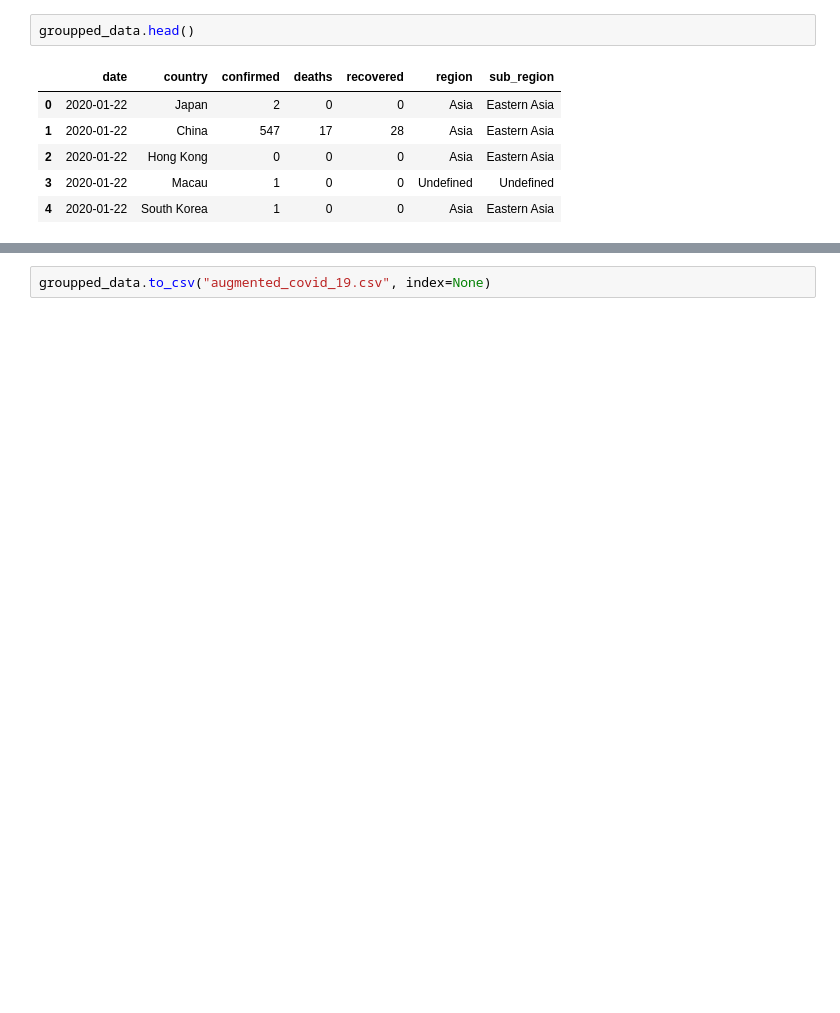
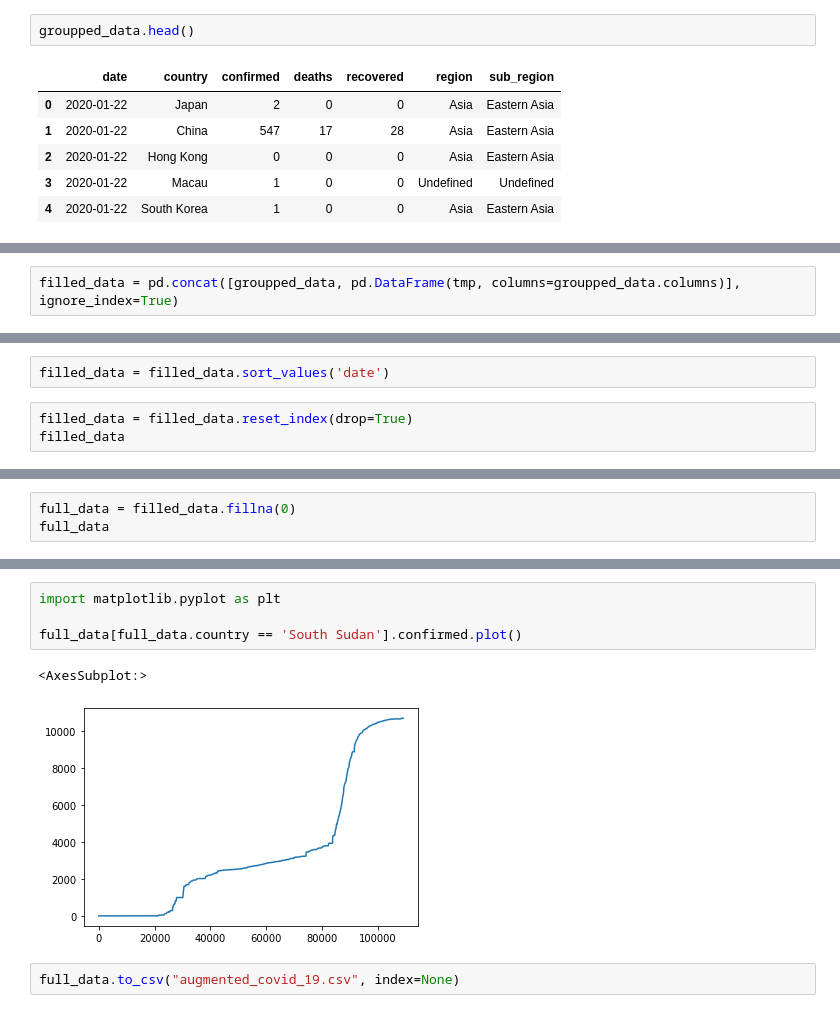
Before and after one commit to DmitryPogrebnoy/Data_Visualization_ITMO, a Jupyter notebook: resources/augment_covid_19_dataset.ipynb, the cells around one changed output, grey strips where cells are left out. Saved outputs shown, nothing was run; the diff lists cells and outputs as text; blank space fills up the shorter version.

Commit message:
Fix covid-19 dataset
Add missing country for dates and fill its values by interpolation

```diff
--- a/resources/augment_covid_19_dataset.ipynb
+++ b/resources/augment_covid_19_dataset.ipynb
@@ -250,0 +316,2 @@ groupped_data.head()
+# %%
+filled_data = pd.concat([groupped_data, pd.DataFrame(tmp, columns=groupped_data.columns)], ignore_index=True)
@@ -250,0 +350,5 @@ groupped_data.head()
+# %%
+filled_data = filled_data.sort_values('date')
+# %%
+filled_data = filled_data.reset_index(drop=True)
+filled_data
@@ -250,0 +404,3 @@ groupped_data.head()
+# %%
+full_data = filled_data.fillna(0)
+full_data
@@ -251,2 +421,9 @@ groupped_data.head()
+# %%
+import matplotlib.pyplot as plt
+
+full_data[full_data.country == 'South Sudan'].confirmed.plot()
+# %% [output]
+<AxesSubplot:>
+[figure, added]
 # %%
-groupped_data.to_csv("augmented_covid_19.csv", index=None)
+full_data.to_csv("augmented_covid_19.csv", index=None)
```
Also changed, not shown: parts of 17 cells of this notebook, 1 other file.
